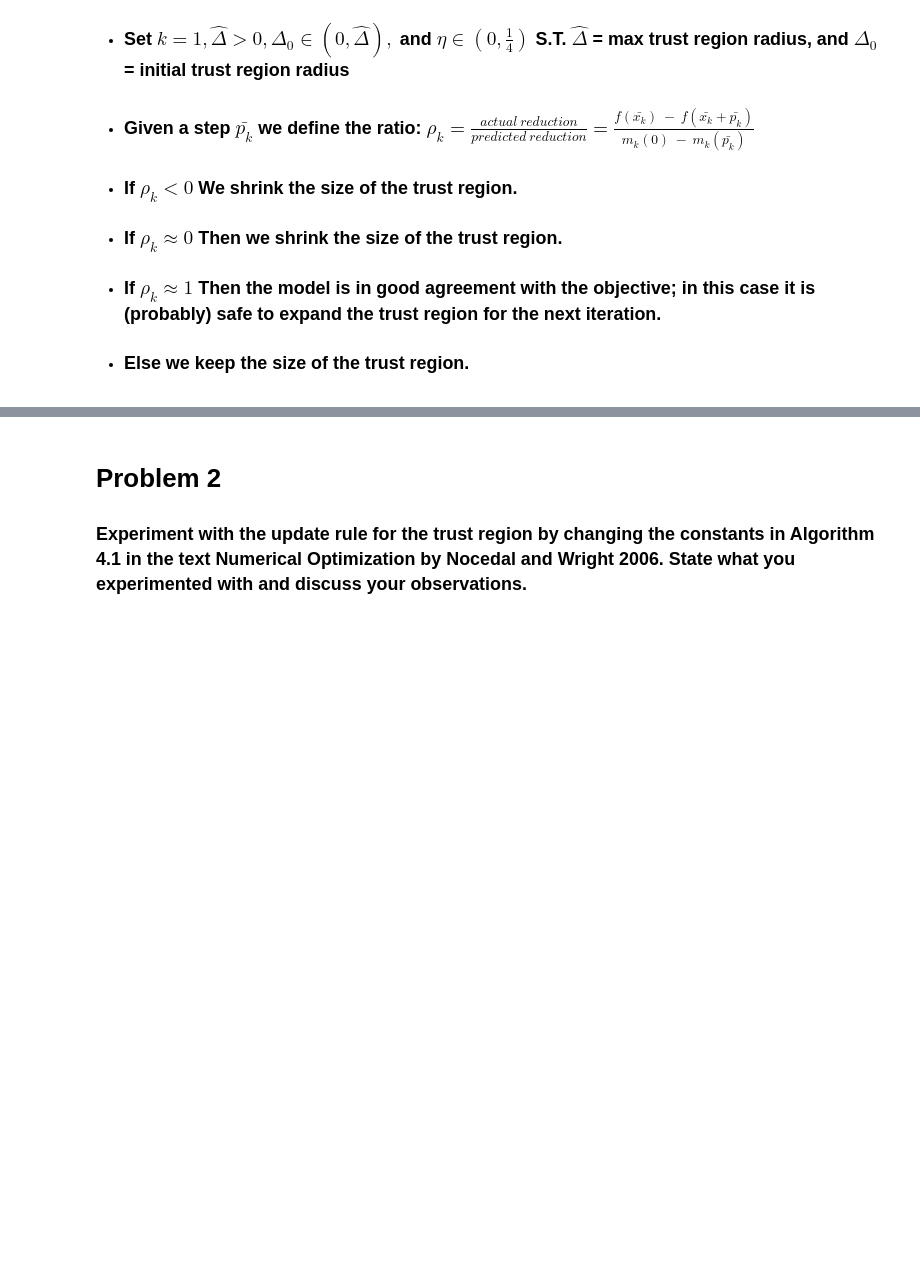
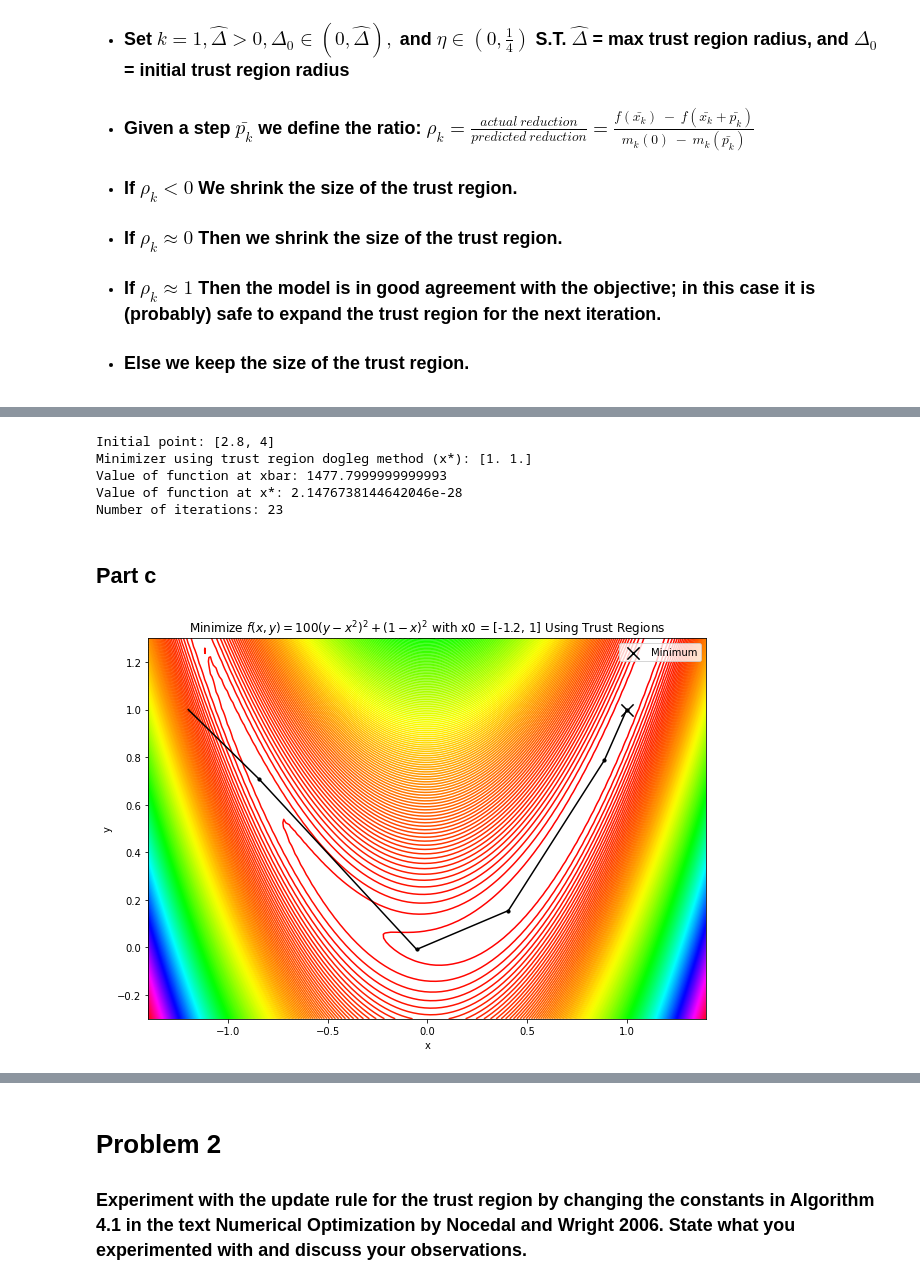
Before and after one commit to wpmcgrath95/MATH-693A-Advanced-Numerical-Methods, a Jupyter notebook: python/homework3.ipynb, the cells around one changed output, grey strips where cells are left out. Drawn from its saved outputs; the diff is of its cells as text; code cells hidden in the pictures; blank space fills up the shorter version.

```diff
--- a/python/homework3.ipynb
+++ b/python/homework3.ipynb
@@ -108,4 +168,3 @@ def trust_reg_dogleg(x0, obj_func, grad, hess, grad_stop_criteria, eta=0.15, ini
 # %%
-res = trust_reg_dogleg([-1.2, 1], objective_func, gradient, hessian, 10**(-8))
-print("Result of trust region dogleg method: {}".format(res))
-print("Value of function at a point: {}".format(objective_func(res)))
+trust_reg_dogleg_df_1 = trust_reg_dogleg([-1.2, 1], objective_func, gradient, hessian, 10**(-8))
+trust_reg_dogleg_df_1
@@ -113,0 +222,56 @@ objective_func([-1.2, 1])
+# %%
+print(f"Initial point: {trust_reg_dogleg_df_2['xbar'].iloc[0]}")
+print(f"Minimizer using trust region dogleg method (x*): {trust_reg_dogleg_df_2['xbar'].iloc[-1]}")
+print(f"Value of function at xbar: {objective_func(trust_reg_dogleg_df_2['xbar'].iloc[0])}")
+print(f"Value of function at x*: {objective_func(trust_reg_dogleg_df_2['xbar'].iloc[-1])}")
+print(f"Number of iterations: {len(trust_reg_dogleg_df_2['iteration']) - 1}")
+# %% [output]
+Initial point: [2.8, 4]
+Minimizer using trust region dogleg method (x*): [1. 1.]
+Value of function at xbar: 1477.7999999999993
+Value of function at x*: 2.1476738144642046e-28
+Number of iterations: 23
+# %% [markdown]
+## Part c
+# %%
+def contourplot(objective_func, x_range, y_range, title, ncontours=500):
+    xmin = x_range[0]
+    xmax = x_range[1]
+    ymin = y_range[0]
+    ymax = y_range[1]
+
+    # range of x and y
+    x = np.linspace(xmin, xmax, 100)
+    y = np.linspace(ymin, ymax, 100)
+    X, Y = np.meshgrid(x,y)
+    xbar = [X,Y]
+    Z = objective_func(xbar)
+
+    plt.figure(figsize=(10, 7))
+    plt.contour(X, Y, Z, ncontours, cmap = 'hsv'); # plot the contours
+    plt.scatter(1, 1, marker="x", s=150, color="black", label = 'Minimum');  # mark the minimum
+    plt.legend(loc=0)
+    plt.title("Minimize $f(x,y)=100(y-x^2)^2 + (1-x)^2$ with %s"%title);
+    plt.xlabel('x')
+    plt.ylabel('y')
+# %%
+# plot objective function
+contourplot(objective_func, [-1.4, 1.4], [-0.3, 1.3], "x0 = [-1.2, 1] Using Trust Regions")
+
+# plot random iterations
+xbar_list_1 = trust_reg_dogleg_df_1['xbar'].to_list()
+pt1 = xbar_list_1[0]
+pt2 = xbar_list_1[5]
+pt3 = xbar_list_1[10]
+pt4 = xbar_list_1[15]
+pt5 = xbar_list_1[20]
+pt6 = xbar_list_1[25]
+all_pts = [pt1, pt2, pt3, pt4, pt5, pt6]
+
+for pt in all_pts:
+    plt.scatter(pt[0], pt[1], marker='o', s=10, color='black');
+
+for i in range(1, len(all_pts)):
+    plt.plot((all_pts[i-1][0], all_pts[i][0]), (all_pts[i-1][1], all_pts[i][1]), color='black');
+# %% [output]
+[figure, added]
```
Also changed, not shown: parts of 20 cells of this notebook.
